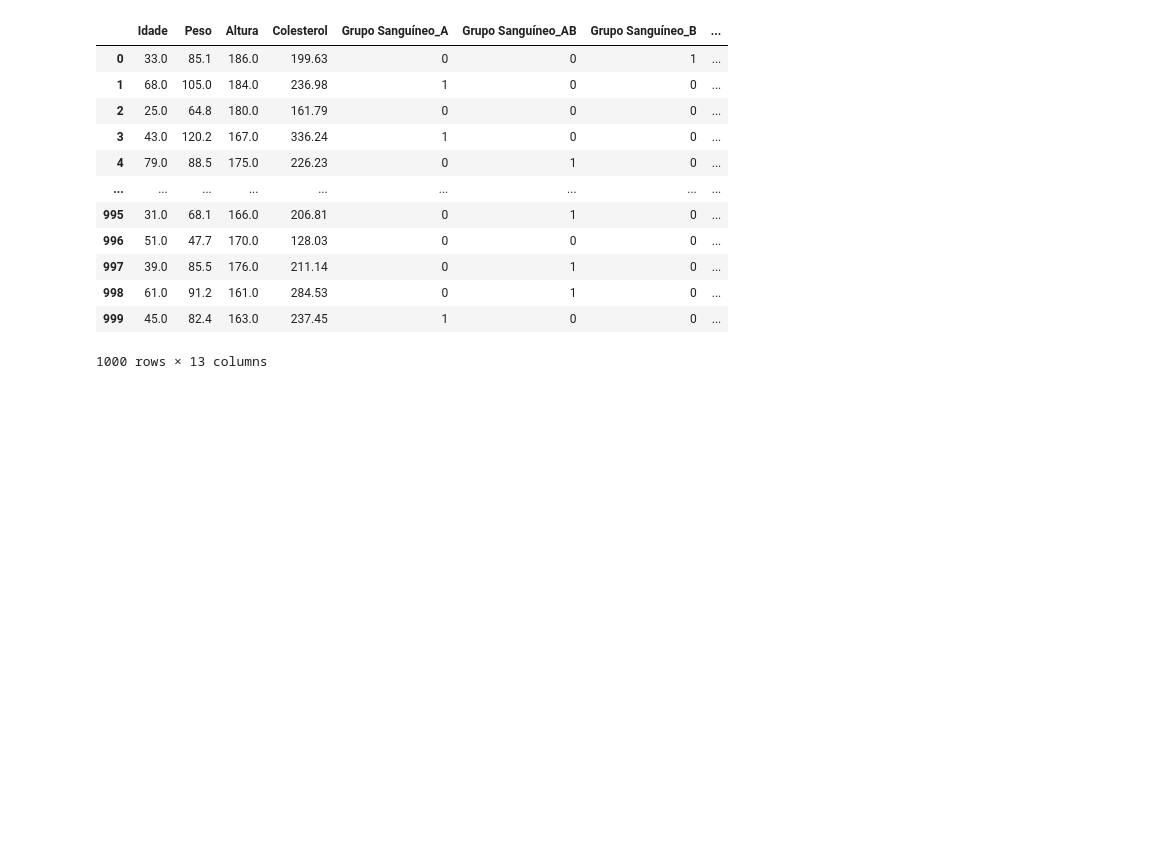
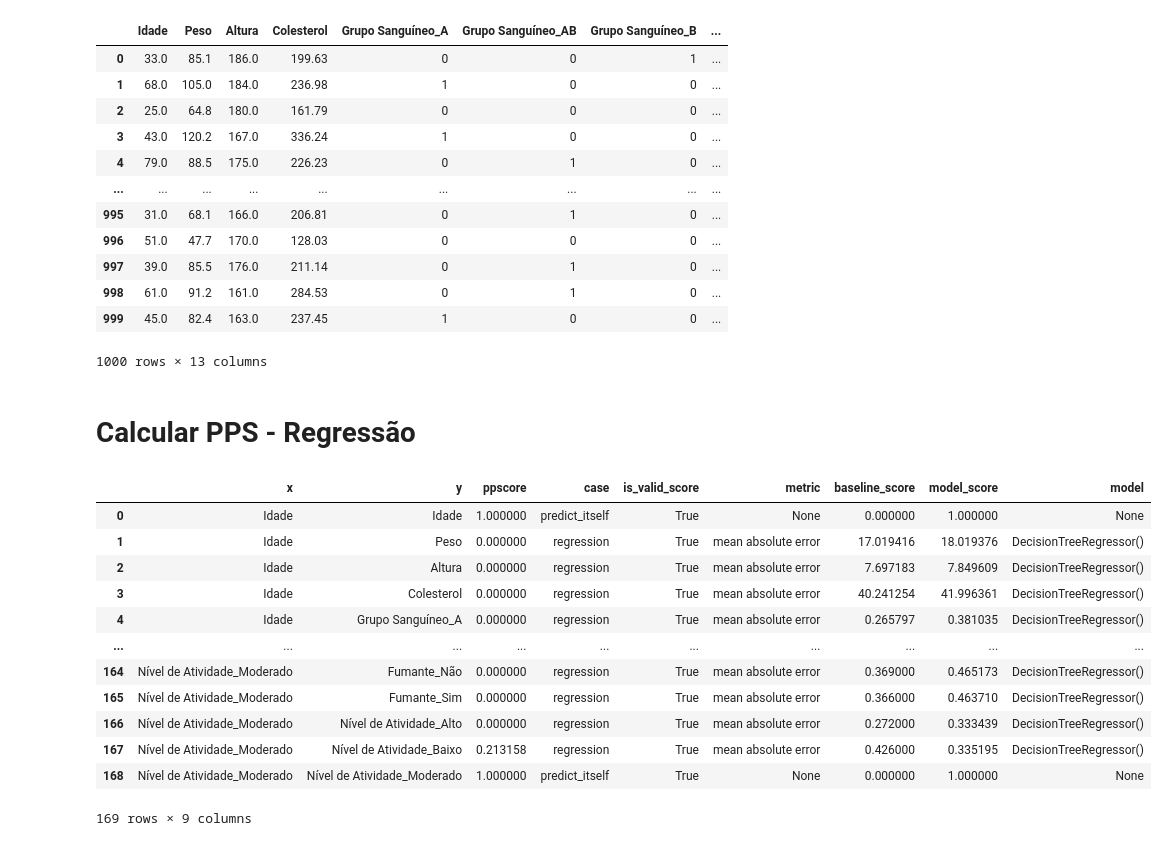
Before and after one commit to angelomedeiros/formacao-ia-supervisionado-complemento, a Jupyter notebook: pps.ipynb, the cells around one changed output. Saved outputs shown, nothing was run; the diff lists cells and outputs as text; code cells hidden in the pictures; blank space fills up the shorter version.

```diff
--- a/pps.ipynb
+++ b/pps.ipynb
@@ -41,3 +41,23 @@ df
 | 998 | 61.0 | 91.2 | 161.0 | 284.53 | 0 | 1 | 0 | ... |
 | 999 | 45.0 | 82.4 | 163.0 | 237.45 | 1 | 0 | 0 | ... |
 1000 rows × 13 columns
+# %% [markdown]
+# Calcular PPS - Regressão
+# %%
+# Calcular PPS entre as variáveis
+pps_matrix_reg = pps.matrix(df)
+pps_matrix_reg
+# %% [output]
+|  | x | y | ppscore | case | is_valid_score | metric | baseline_score | model_score | model |
+| 0 | Idade | Idade | 1.000000 | predict_itself | True | None | 0.000000 | 1.000000 | None |
+| 1 | Idade | Peso | 0.000000 | regression | True | mean absolute error | 17.019416 | 18.019376 | DecisionTreeRegressor() |
+| 2 | Idade | Altura | 0.000000 | regression | True | mean absolute error | 7.697183 | 7.849609 | DecisionTreeRegressor() |
+| 3 | Idade | Colesterol | 0.000000 | regression | True | mean absolute error | 40.241254 | 41.996361 | DecisionTreeRegressor() |
+| 4 | Idade | Grupo Sanguíneo_A | 0.000000 | regression | True | mean absolute error | 0.265797 | 0.381035 | DecisionTreeRegressor() |
+| ... | ... | ... | ... | ... | ... | ... | ... | ... | ... |
+| 164 | Nível de Atividade_Moderado | Fumante_Não | 0.000000 | regression | True | mean absolute error | 0.369000 | 0.465173 | DecisionTreeRegressor() |
+| 165 | Nível de Atividade_Moderado | Fumante_Sim | 0.000000 | regression | True | mean absolute error | 0.366000 | 0.463710 | DecisionTreeRegressor() |
+| 166 | Nível de Atividade_Moderado | Nível de Atividade_Alto | 0.000000 | regression | True | mean absolute error | 0.272000 | 0.333439 | DecisionTreeRegressor() |
+| 167 | Nível de Atividade_Moderado | Nível de Atividade_Baixo | 0.213158 | regression | True | mean absolute error | 0.426000 | 0.335195 | DecisionTreeRegressor() |
+| 168 | Nível de Atividade_Moderado | Nível de Atividade_Moderado | 1.000000 | predict_itself | True | None | 0.000000 | 1.000000 | None |
+169 rows × 9 columns
```
Also changed, not shown: parts of 6 cells of this notebook.
